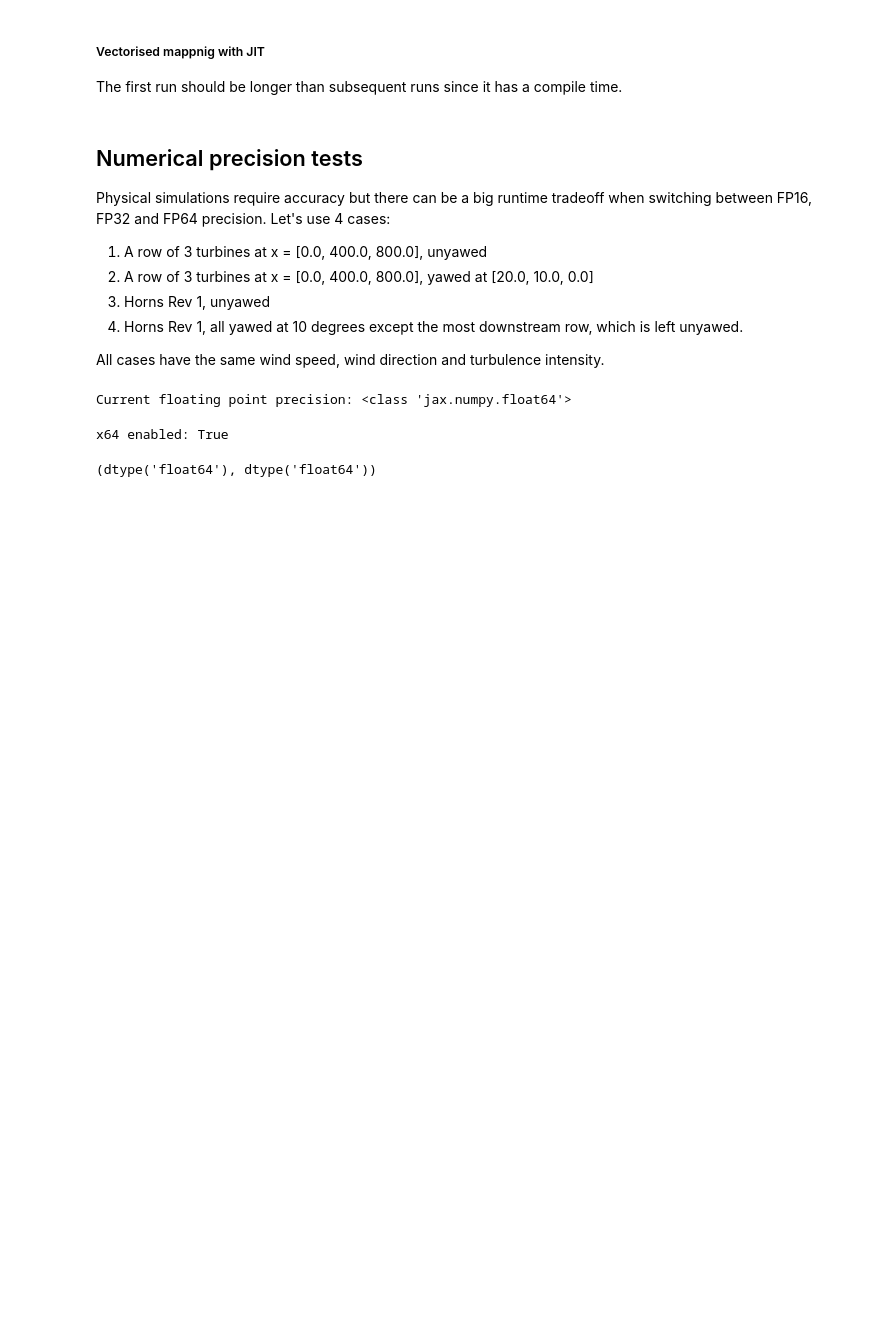
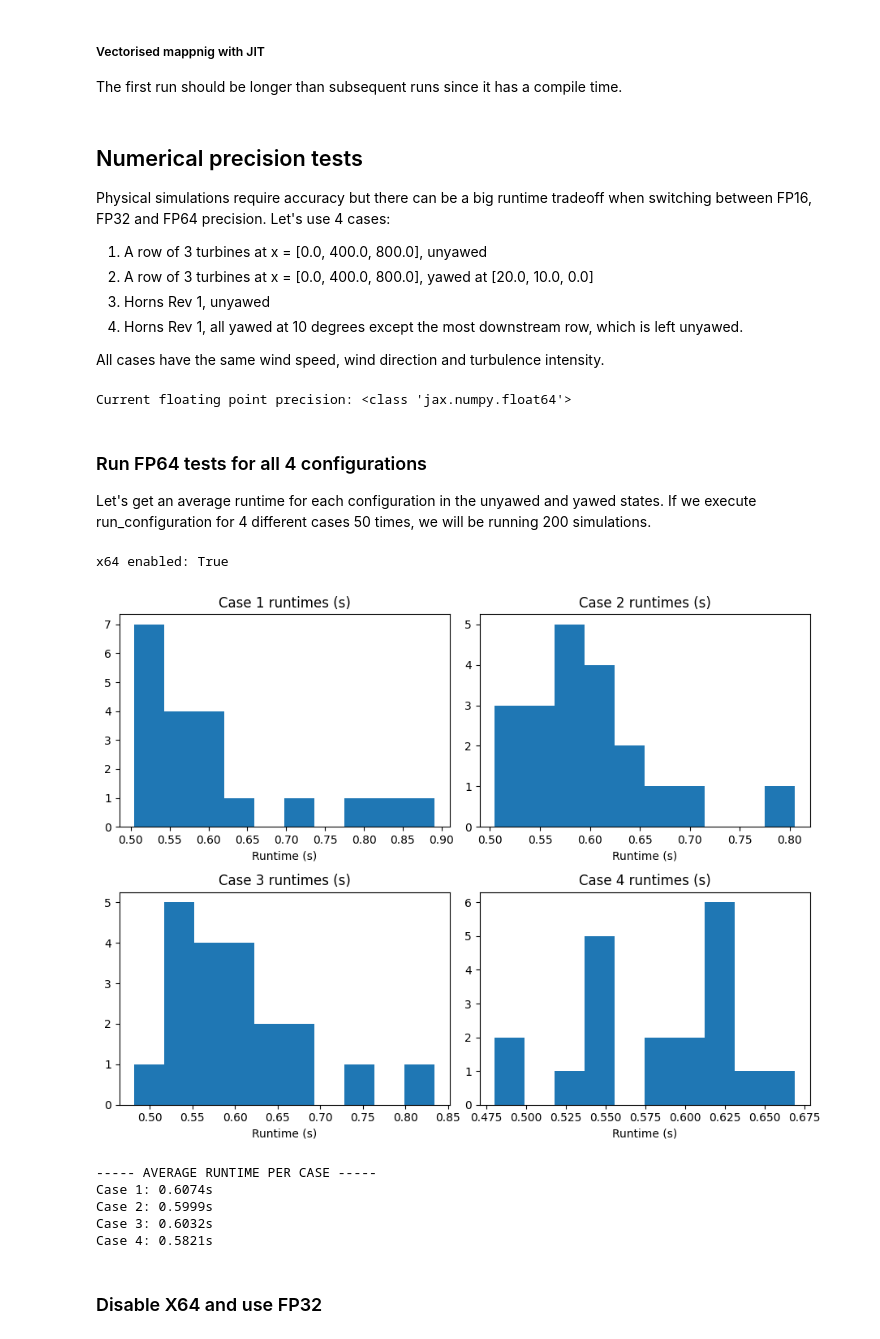
Before and after one commit to Changtze/DiffWake, a Jupyter notebook: baseline.ipynb, the cells around one changed output. Drawn from its saved outputs; the diff is of its cells as text; code cells hidden in the pictures; blank space fills up the shorter version.

Commit message:
runtime analysis

```diff
--- a/baseline.ipynb
+++ b/baseline.ipynb
@@ -406,14 +443,17 @@ def run_configuration(base_config: Config,
         test_state_yawed = alter_yaw_angles(yaw_angles, test_state)
         time_start = time.time()
         test_result = simulate(test_state_yawed)
+        test_result.u_sorted.block_until_ready()
         time_end = time.time()
         tp = power_fn(power_thrust_table=test_state_yawed.farm.power_thrust_table,
                                       velocities=test_result.u_sorted,
                                       air_density=test_state_yawed.flow.air_density,
                                       yaw_angles=test_state_yawed.farm.yaw_angles)
+
     else:
         time_start = time.time()
         test_result = simulate(test_state)
+        test_result.u_sorted.block_until_ready()
         time_end = time.time()
         tp = power_fn(power_thrust_table=test_state.farm.power_thrust_table,
                                       velocities=test_result.u_sorted,
@@ -421,13 +461,16 @@ def run_configuration(base_config: Config,
                                       yaw_angles=test_state.farm.yaw_angles)
 
 
-
     # Watts
     farm_power = jnp.sum(tp)
 
     return test_result, tp, farm_power, time_end - time_start
 # %% [output]
 Current floating point precision: <class 'jax.numpy.float64'>
+# %% [markdown]
+### Run FP64 tests for all 4 configurations
+
+Let's get an average runtime for each configuration in the unyawed and yawed states. If we execute run_configuration for 4 different cases 50 times, we will be running 200 simulations.
 # %%
 # ENABLE X64 AND VERIFY DTYPE IS FP64
 print(f"x64 enabled: {jax.config.x64_enabled}")
@@ -442,15 +485,11 @@ def run_all_cases():
     case3 = run_configuration(cfg, wind_speed, wind_dir, ti)
     case4 = run_configuration(cfg, wind_speed, wind_dir, ti, yaw_angles=hr1_yaw)
 
-    rt_1.append(case1[3])
-    rt_2.append(case2[3])
-    rt_3.append(case3[3])
-    rt_4.append(case4[3])
+    return case1, case2, case3, case4
 
-    return case1, case2, case3, case4, rt_1, rt_2, rt_3, rt_4
 
-# Get the average runtime for all cases over 50 runs
-N_runs = 50
+# Get the average runtime for all cases over 50 runs using FP64
+N_runs = 20
 
 # Tracking runtimes
 rt_1 = []
@@ -458,7 +497,7 @@ rt_2 = []
 rt_3 = []
 rt_4 = []
 
-for i in N_runs:
+for i in range(N_runs):
     c1_fp64, c2_fp64, c3_fp64, c4_fp64 = run_all_cases()
 
     # Append all runtimes and get the average
@@ -466,12 +505,45 @@ for i in N_runs:
     rt_2.append(c2_fp64[3])
     rt_3.append(c3_fp64[3])
     rt_4.append(c4_fp64[3])
-
-# verify dtype
-cases_fp64[0][0].turb_u_wake.dtype, cases_fp64[0][0].u_sorted.dtype
 # %% [output]
 x64 enabled: True
-(dtype('float64'), dtype('float64'))
+# %%
+# Visualise the distribution of runtimes for FP64
+plt.style.use('default')
+fig, ax = plt.subplots(2, 2, figsize=(9, 7))
+ax[0][0].hist(rt_1)
+ax[0][0].set_title("Case 1 runtimes (s)")
+ax[0][0].set_xlabel("Runtime (s)")
+
+ax[0][1].hist(rt_2)
+ax[0][1].set_title("Case 2 runtimes (s)")
+ax[0][1].set_xlabel("Runtime (s)")
+
+ax[1][0].hist(rt_3)
+ax[1][0].set_title("Case 3 runtimes (s)")
+ax[1][0].set_xlabel("Runtime (s)")
+
+ax[1][1].hist(rt_4)
+ax[1][1].set_title("Case 4 runtimes (s)")
+ax[1][1].set_xlabel("Runtime (s)")
+
+plt.tight_layout()
+plt.show()
+
+print("----- AVERAGE RUNTIME PER CASE -----")
+print(f"Case 1: {np.mean(rt_1):.4f}s")
+print(f"Case 2: {np.mean(rt_2):.4f}s")
+print(f"Case 3: {np.mean(rt_3):.4f}s")
+print(f"Case 4: {np.mean(rt_4):.4f}s")
+# %% [output]
+[figure, added]
+----- AVERAGE RUNTIME PER CASE -----
+Case 1: 0.6074s
+Case 2: 0.5999s
+Case 3: 0.6032s
+Case 4: 0.5821s
+# %% [markdown]
+### Disable X64 and use FP32
 # %%
 # Disable X64
 jax.config.update("jax_enable_x64", False)
```
Also changed, not shown: parts of 17 cells of this notebook, 2 other files.
